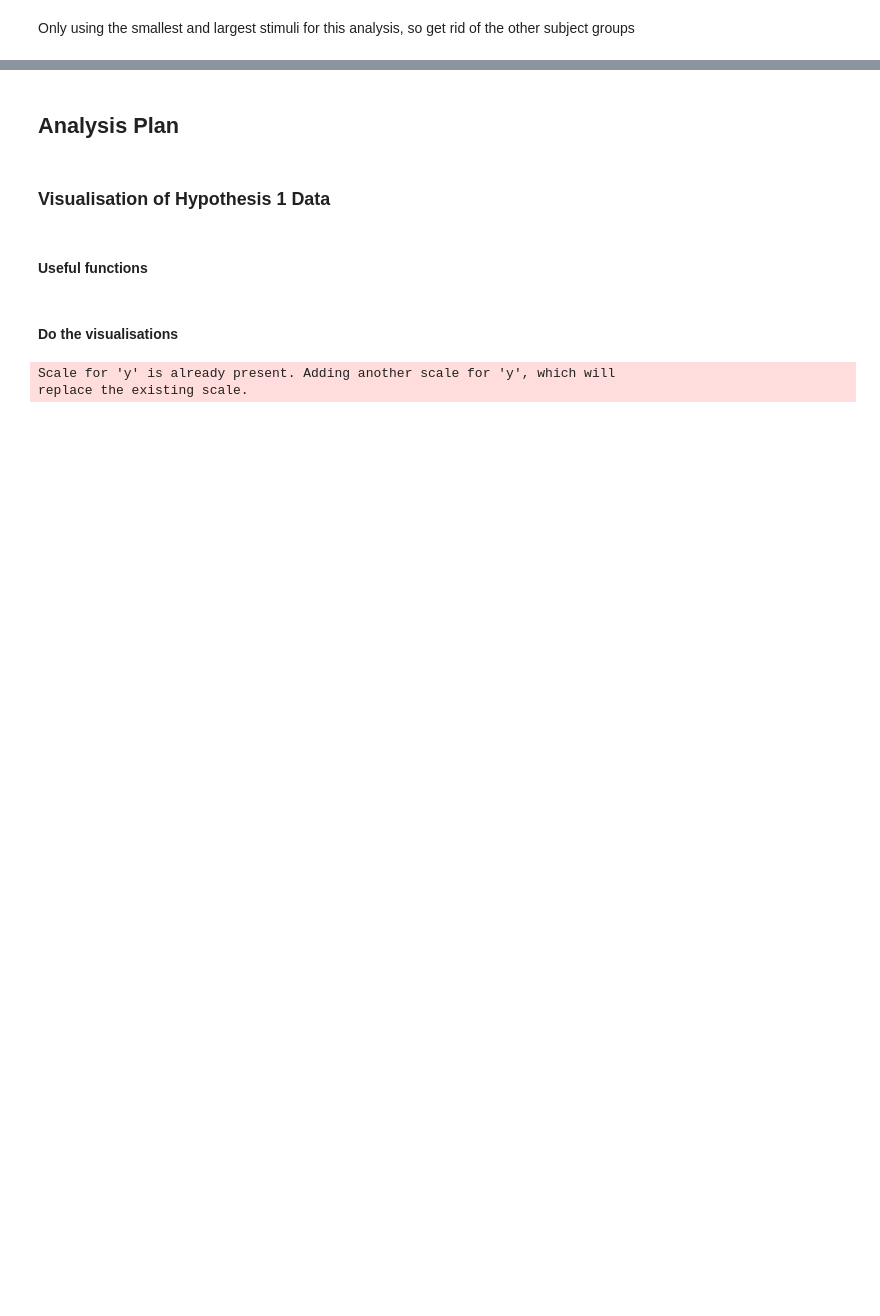
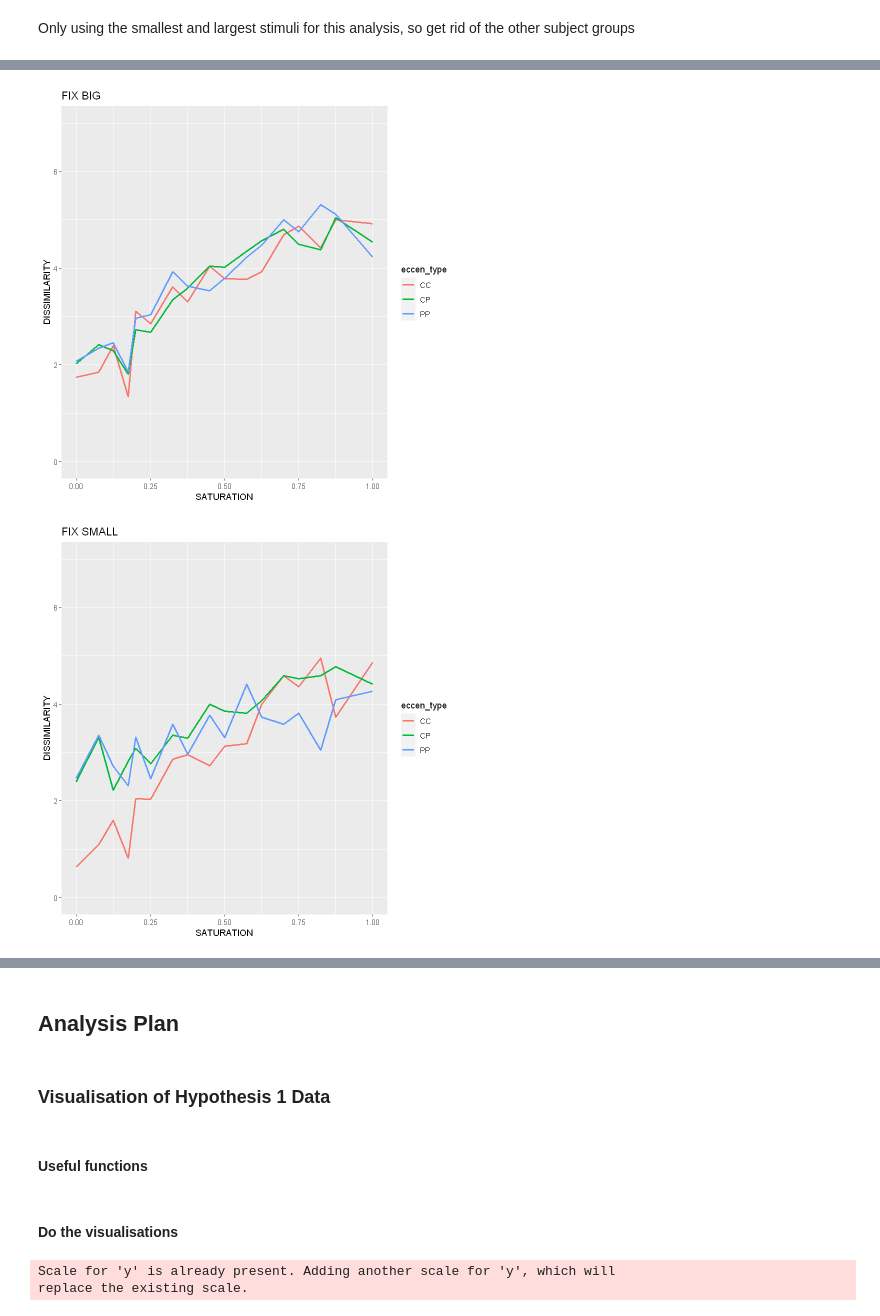
Before and after one commit to ArielZJ/Precision-Phenomenology-Data-Analysis, a Jupyter notebook: Fovea vs. Periphery Color Similarity Pilot Analysis - 2stim Analysis.ipynb, the cells around one changed output, grey strips where cells are left out. Saved outputs shown, nothing was run; the diff lists cells and outputs as text; code cells hidden in the pictures; blank space fills up the shorter version.

```diff
--- a/Fovea vs. Periphery Color Similarity Pilot Analysis - 2stim Analysis.ipynb
+++ b/Fovea vs. Periphery Color Similarity Pilot Analysis - 2stim Analysis.ipynb
@@ -1116,8 +1177,8 @@ label <- function(df,raw=FALSE){
         df$label.combo <- NA
         df$label.mag[df$peripheral_scale != 1] <- 'MAG'
         df$label.mag[df$peripheral_scale == 1] <- 'FIX'
-        df$label.stim[df$stimulus_radius != 1] <- 'SMALL'
-        df$label.stim[df$stimulus_radius == 1] <- 'BIG'
+        df$label.stim[df$stimulus_radius != 0.25] <- 'SMALL'
+        df$label.stim[df$stimulus_radius == 0.25] <- 'BIG'
         df$label.combo <- paste(df$label.mag, format((df$label.stim)))
     } else{
         df$label.mag <- NA
@@ -1125,8 +1186,8 @@ label <- function(df,raw=FALSE){
         df$label.combo <- NA
         df$label.mag[df$Magnification != 1] <- 'MAG'
         df$label.mag[df$Magnification == 1] <- 'FIX'
-        df$label.stim[df$StimSize != 1] <- 'SMALL'
-        df$label.stim[df$StimSize == 1] <- 'BIG'
+        df$label.stim[df$StimSize != 0.25] <- 'SMALL'
+        df$label.stim[df$StimSize == 0.25] <- 'BIG'
         df$label.combo <- paste(df$label.mag, format((df$label.stim)))
     }
 
@@ -1225,0 +1342,26 @@ CP.plot
+# %%
+#plot stuff
+plot.sat <- function(df){
+
+    plot <- ggplot(df, aes(x = saturation, y = similarity, color=eccen_type)) +
+            stat_summary(aes(group=eccen_type), fun.y=mean, geom='line',size=1) + ylim(0,7) +
+            ggtitle(unique(df$label[1])) + ylab('DISSIMILARITY') + xlab('SATURATION')
+    return(plot)
+}
+
+data <- add.sat.lab(prep.data(cleandf))
+
+
+
+data.FIX.BIG <- subset(data, label == 'FIX BIG')
+data.FIX.SMALL <- subset(data, label == 'FIX SMALL')
+data.MAG.BIG <- subset(data, label == 'MAG BIG')
+data.MAG.SMALL <- subset(data, label == 'MAG SMALL')
+
+plot.sat(data.FIX.BIG)
+plot.sat(data.FIX.SMALL)
+plot.sat(data.MAG.BIG)
+plot.sat(data.MAG.SMALL)
+# %% [output]
+[figure, added]
+[figure, added]
```
Also changed, not shown: parts of 27 cells of this notebook, 6 other files.
